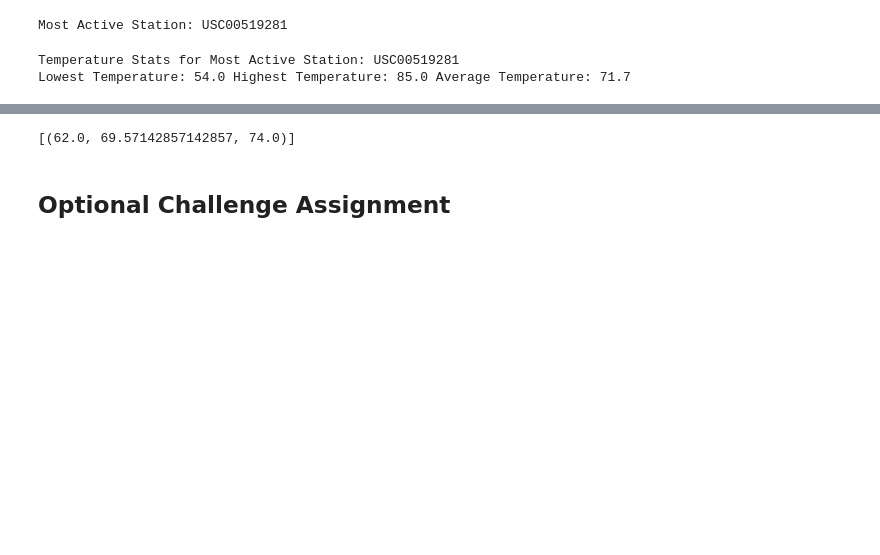
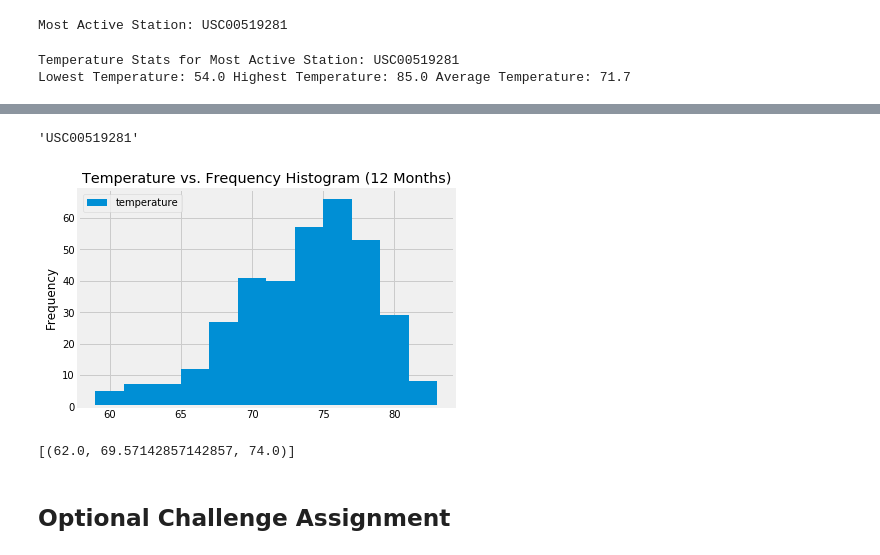
Before and after one commit to danicacodes/Projects, a Jupyter notebook: SQLAlchemy/Climate_Analysis_DR_HW.ipynb, the cells around one changed output, grey strips where cells are left out. Saved outputs shown, nothing was run; the diff lists cells and outputs as text; code cells hidden in the pictures; blank space fills up the shorter version.

Commit message:
Added Temperature vs. Frequency Histogram

```diff
--- a/SQLAlchemy/Climate_Analysis_DR_HW.ipynb
+++ b/SQLAlchemy/Climate_Analysis_DR_HW.ipynb
@@ -160,3 +155,22 @@ Lowest Temperature: 54.0 Highest Temperature: 85.0 Average Temperature: 71.7
+# %%
+# Choose the station with the highest number of temperature observations.
+highest_temp_obs = session.query(Measurement.station, func.count(Measurement.tobs)).group_by(Measurement.station).order_by(func.count(Measurement.station).desc()).first()
+highest_temp_obs = highest_temp_obs[0]
+highest_temp_obs
+# %% [output]
+'USC00519281'
+# %%
+# Query the last 12 months of temperature observation data for this station and plot the results as a histogram
+temp_obs = session.query(Measurement.tobs).filter(Measurement.date >= one_yr_ago).filter(Measurement.station == highest_temp_obs).all()
+temp_obs = pd.DataFrame(temp_obs, columns=['temperature'])
+
+temp_obs.plot.hist(bins=12, title='Temperature vs. Frequency Histogram (12 Months)')
+
+# Save Figure & Show
+plt.savefig("Images/TempVSFrequency.png", bbox_inches="tight", transparent=True)
+plt.show()
+# %% [output]
+[figure, added]
 # %%
 # This function called `calc_temps` will accept start date and end date in the format '%Y-%m-%d'
 # and return the minimum, average, and maximum temperatures for that range of dates
```
Also changed, not shown: parts of 2 cells of this notebook, 1 other file.
